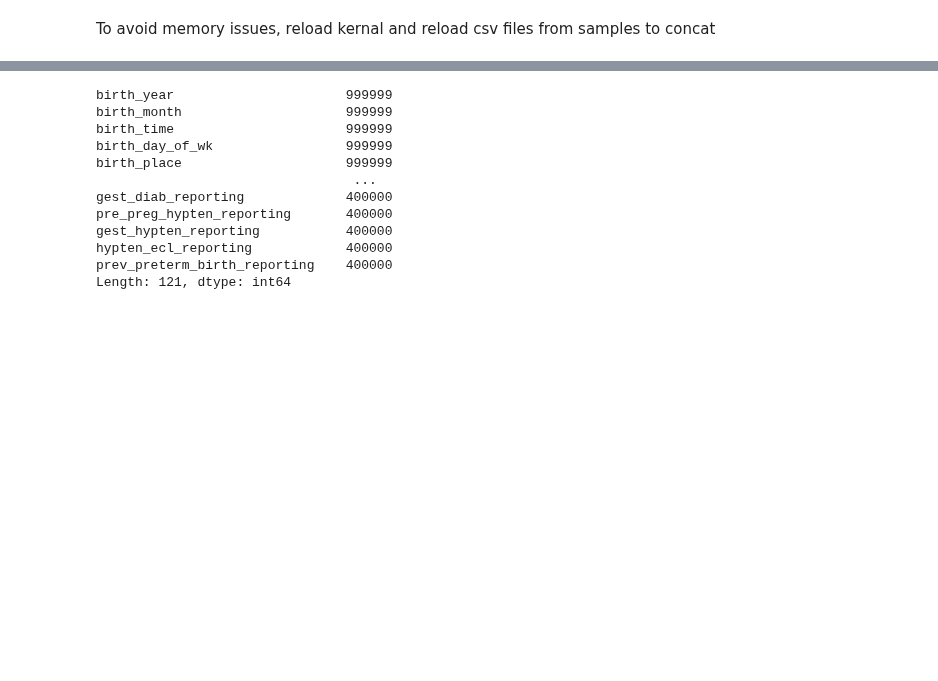
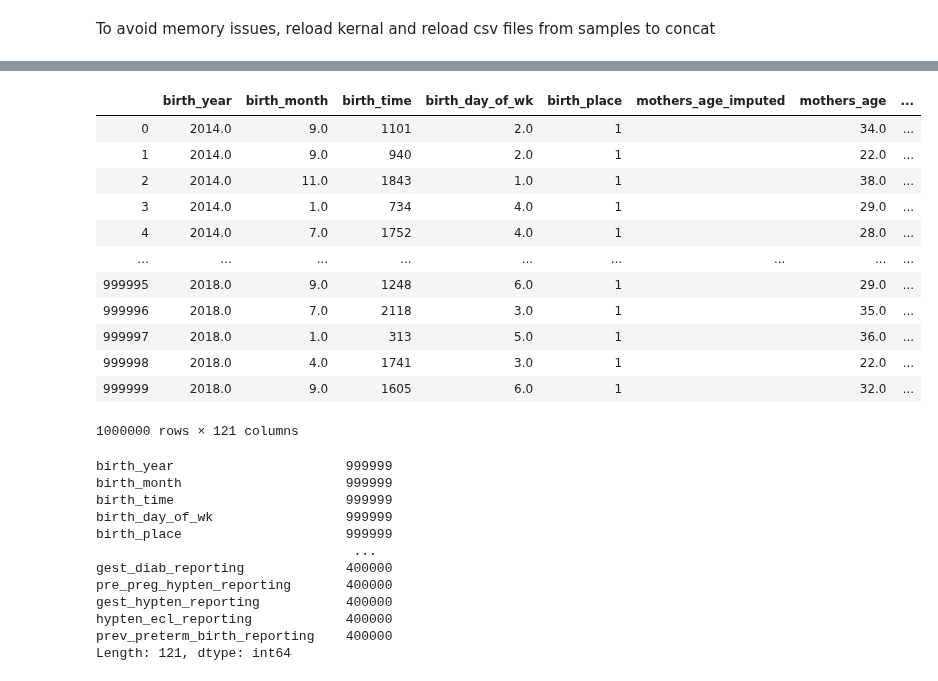
Before and after one commit to mkwasnica/CDC_capstone, a Jupyter notebook: notebooks/CH_EDA.ipynb, the cells around one changed output, grey strips where cells are left out. Cells and saved outputs as stored; diff of their text form; code cells hidden in the pictures; blank space fills up the shorter version.

```diff
--- a/notebooks/CH_EDA.ipynb
+++ b/notebooks/CH_EDA.ipynb
@@ -69,5 +50,23 @@ Length: 120, dtype: int64
+# %%
+samp18 = pd.read_csv('../data/raw/samp18.csv')
 # %%
-totSampDF = pd.concat([samp13,samp14,samp15,samp16,samp17],sort=False) #sort=False to get non alphabatized
-totSampDF = totSampDF.drop(totSampDF.columns[0], axis =1)
-totSampDF.to_csv('../data/raw/totSampDF.csv') #TODO Reset index somehow
-#totSampDF.to_csv('../data/raw/totSampDF.csv')
+totSampDF = pd.concat([samp14,samp15,samp16,samp17,samp18],sort=False) #sort=False to get non alphabatized
+totSampDF = totSampDF.drop(totSampDF.columns[0], axis =1).reset_index()
+#TODO Reset index somehow
+# %%
+totSampDF = totSampDF.drop(totSampDF.columns[0], axis =1)
+totSampDF
+# %% [output]
+|  | birth_year | birth_month | birth_time | birth_day_of_wk | birth_place | mothers_age_imputed | mothers_age | ... |
+| 0 | 2014.0 | 9.0 | 1101 | 2.0 | 1 |  | 34.0 | ... |
+| 1 | 2014.0 | 9.0 | 940 | 2.0 | 1 |  | 22.0 | ... |
+| 2 | 2014.0 | 11.0 | 1843 | 1.0 | 1 |  | 38.0 | ... |
+| 3 | 2014.0 | 1.0 | 734 | 4.0 | 1 |  | 29.0 | ... |
+| 4 | 2014.0 | 7.0 | 1752 | 4.0 | 1 |  | 28.0 | ... |
+| ... | ... | ... | ... | ... | ... | ... | ... | ... |
+| 999995 | 2018.0 | 9.0 | 1248 | 6.0 | 1 |  | 29.0 | ... |
+| 999996 | 2018.0 | 7.0 | 2118 | 3.0 | 1 |  | 35.0 | ... |
+| 999997 | 2018.0 | 1.0 | 313 | 5.0 | 1 |  | 36.0 | ... |
+| 999998 | 2018.0 | 4.0 | 1741 | 3.0 | 1 |  | 22.0 | ... |
+| 999999 | 2018.0 | 9.0 | 1605 | 6.0 | 1 |  | 32.0 | ... |
+1000000 rows × 121 columns
```
Also changed, not shown: parts of 10 cells of this notebook, 2 other files.
